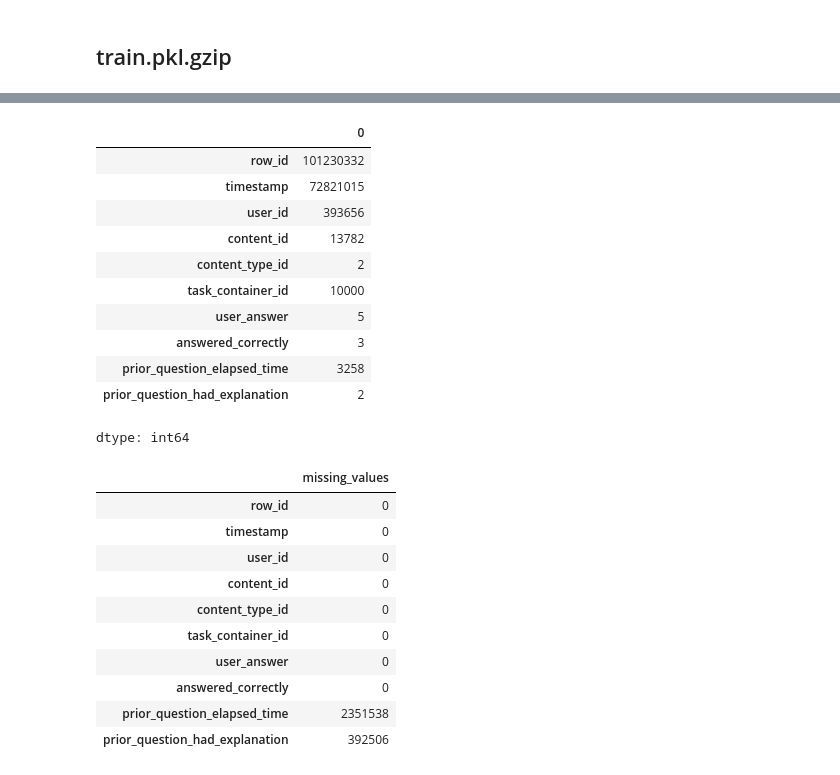
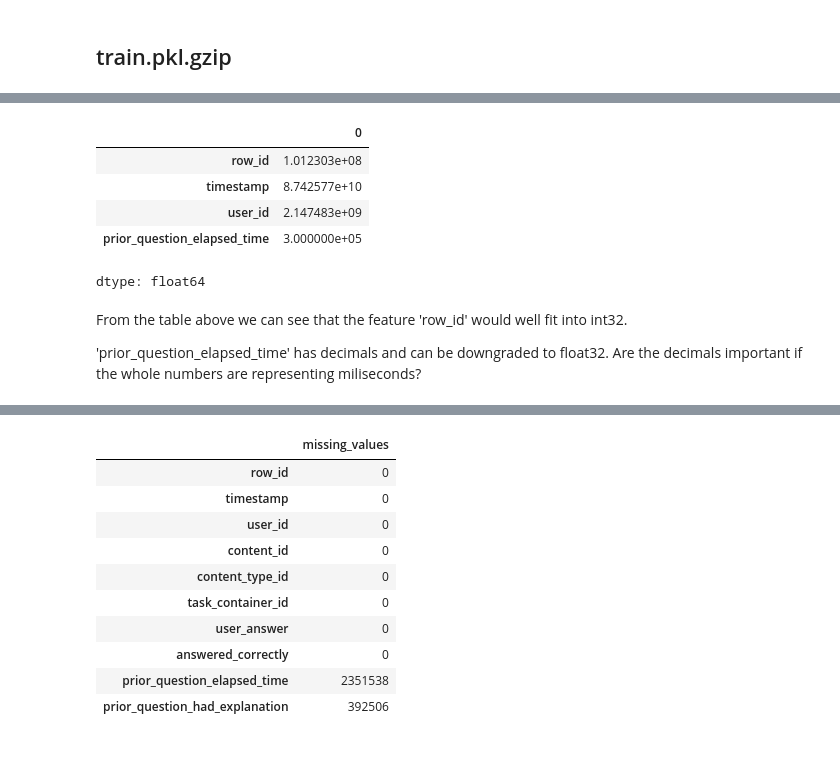
Before and after one commit to theresaskruzna/riiid_knowledge_tracing, a Jupyter notebook: 01_Data_Exploration.ipynb, the cells around one changed output, grey strips where cells are left out. Saved outputs shown, nothing was run; the diff lists cells and outputs as text; code cells hidden in the pictures.

```diff
--- a/01_Data_Exploration.ipynb
+++ b/01_Data_Exploration.ipynb
@@ -241,3 +271,17 @@ Index(['row_id', 'timestamp', 'user_id', 'content_id', 'content_type_id',
+# %%
+max_values = train_df[['row_id', 'timestamp', 'user_id', 'prior_question_elapsed_time']].max()
+max_values
+# %% [output]
+|  | 0 |
+| row_id | 1.012303e+08 |
+| timestamp | 8.742577e+10 |
+| user_id | 2.147483e+09 |
+| prior_question_elapsed_time | 3.000000e+05 |
+dtype: float64
+# %% [markdown]
+From the table above we can see that the feature 'row_id' would well fit into int32.
+
+'prior_question_elapsed_time' has decimals and can be downgraded to float32. Are the decimals important if the whole numbers are representing miliseconds?
 # %%
 train_df.describe(include='all').T
 # %% [output]
@@ -252,22 +296,6 @@ train_df.describe(include='all').T
 | answered_correctly | 101230332.0 | NaN | NaN | NaN | 0.625164 | 0.522531 | -1.0 | 0.0 | 1.0 | 1.0 | 1.0 |
 | prior_question_elapsed_time | 98878794.0 | NaN | NaN | NaN | 25423.84375 | 21228.390625 | 0.0 | 16000.0 | 21000.0 | 29666.0 | 300000.0 |
 | prior_question_had_explanation | 100837826 | 2 | True | 89685560 | NaN | NaN | NaN | NaN | NaN | NaN | NaN |
-# %%
-unique_values = train_df.nunique()
-unique_values
-# %% [output]
-|  | 0 |
-| row_id | 101230332 |
-| timestamp | 72821015 |
-| user_id | 393656 |
-| content_id | 13782 |
-| content_type_id | 2 |
-| task_container_id | 10000 |
-| user_answer | 5 |
-| answered_correctly | 3 |
-| prior_question_elapsed_time | 3258 |
-| prior_question_had_explanation | 2 |
-dtype: int64
 # %%
 missing_values = train_df.isna().sum().to_frame('missing_values')
 missing_values
```
Also changed, not shown: parts of 24 cells of this notebook.
